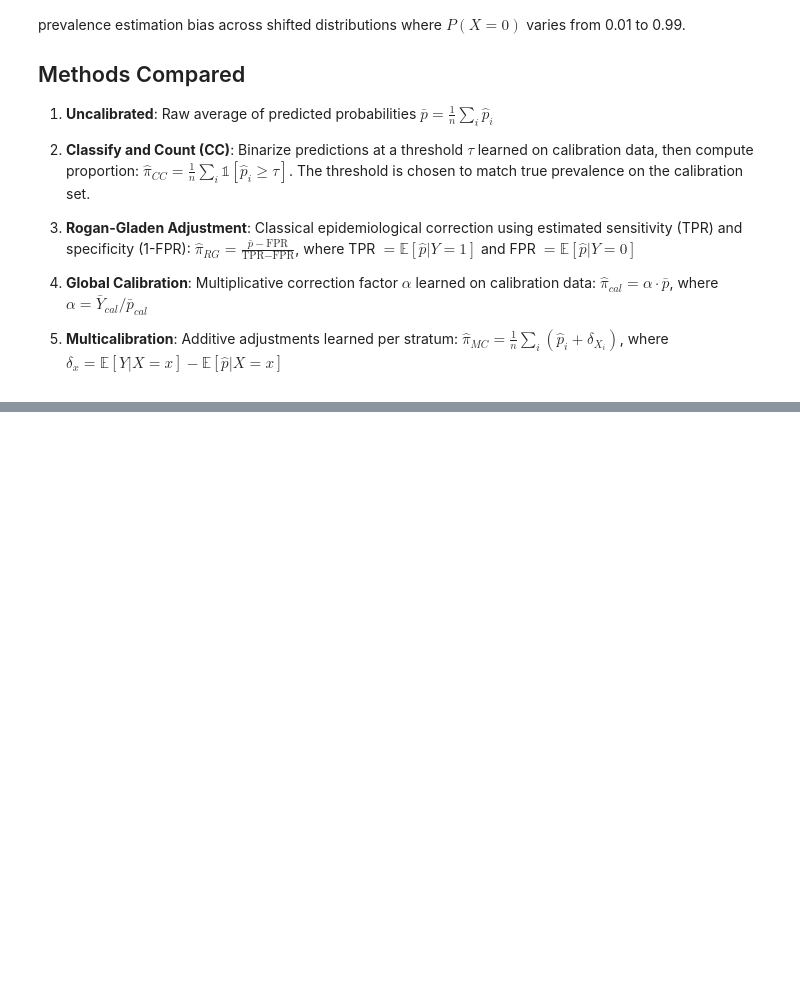
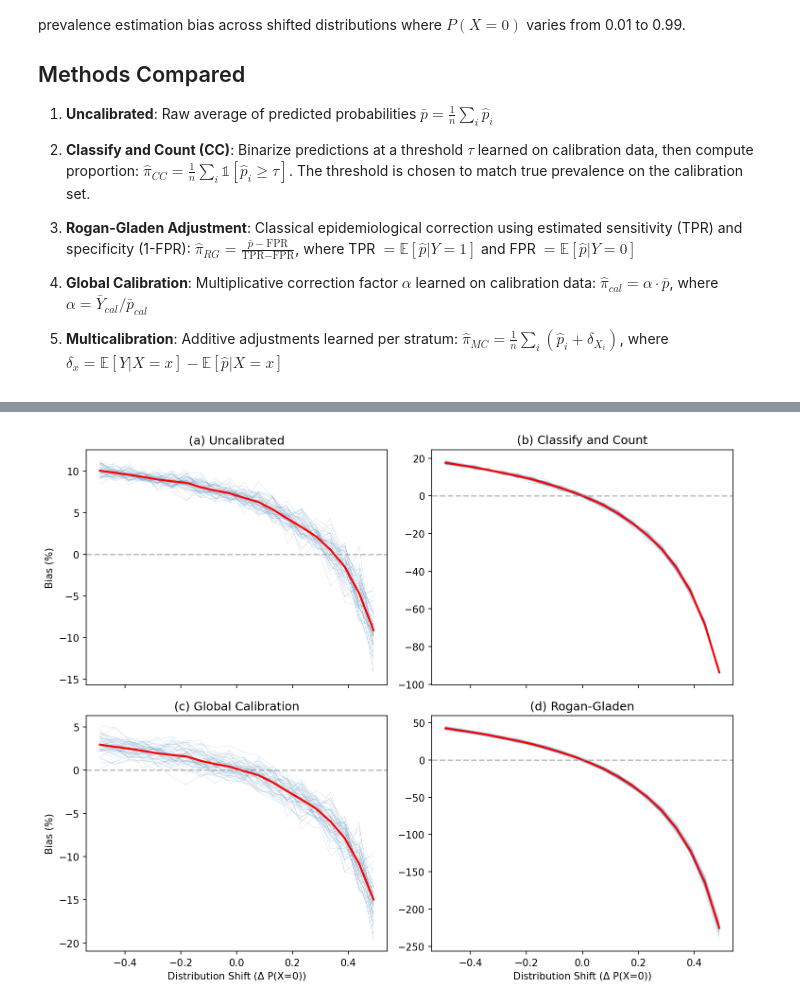
Before and after one commit to facebookresearch/multicalibrated_llm_measurement, a Jupyter notebook: simulation/prevalence_bias_simulation.ipynb, the cells around one changed output, grey strips where cells are left out. Drawn from its saved outputs; the diff is of its cells as text; code cells hidden in the pictures; blank space fills up the shorter version.

```diff
--- a/simulation/prevalence_bias_simulation.ipynb
+++ b/simulation/prevalence_bias_simulation.ipynb
@@ -528,6 +589,44 @@ fig_calibrated = plot_bias_curves(
 )
 
 fig_calibrated.show()
+# %%
+import matplotlib.pyplot as plt
+import matplotlib
+
+matplotlib.rcParams.update({
+    'font.size': 10,
+    'axes.titlesize': 12,
+    'figure.dpi': 150,
+})
+
+fig, axes = plt.subplots(2, 2, figsize=(10, 8), sharex=True)
+
+panels = [
+    (0, 0, bias_curves_results["all_uncalibrated"], bias_curves_results["avg_uncalibrated"], "(a) Uncalibrated"),
+    (0, 1, bias_curves_results["all_cc"], bias_curves_results["avg_cc"], "(b) Classify and Count"),
+    (1, 0, bias_curves_results["all_calibrated"], bias_curves_results["avg_calibrated"], "(c) Global Calibration"),
+    (1, 1, bias_curves_results["all_rg"], bias_curves_results["avg_rg"], "(d) Rogan-Gladen"),
+]
+
+deltas = bias_curves_results["deltas"]
+
+for row, col, all_curves, avg_curve, title in panels:
+    ax = axes[row, col]
+    for i in range(all_curves.shape[0]):
+        ax.plot(deltas, all_curves[i], color="steelblue", linewidth=0.5, alpha=0.2)
+    ax.plot(deltas, avg_curve, color="red", linewidth=2)
+    ax.axhline(y=0, color="gray", linestyle="--", alpha=0.5)
+    ax.set_title(title)
+    if col == 0:
+        ax.set_ylabel("Bias (%)")
+    if row == 1:
+        ax.set_xlabel("Distribution Shift (Δ P(X=0))")
+
+plt.tight_layout()
+plt.savefig("../paper/images/figure1_simulation_bias.png", dpi=300, bbox_inches="tight")
+plt.show()
+# %% [output]
+[figure, added]
 # %%
 fig_multicalibrated = plot_bias_curves(
     results={
```
Also changed, not shown: parts of 11 cells of this notebook, 8 other files.
